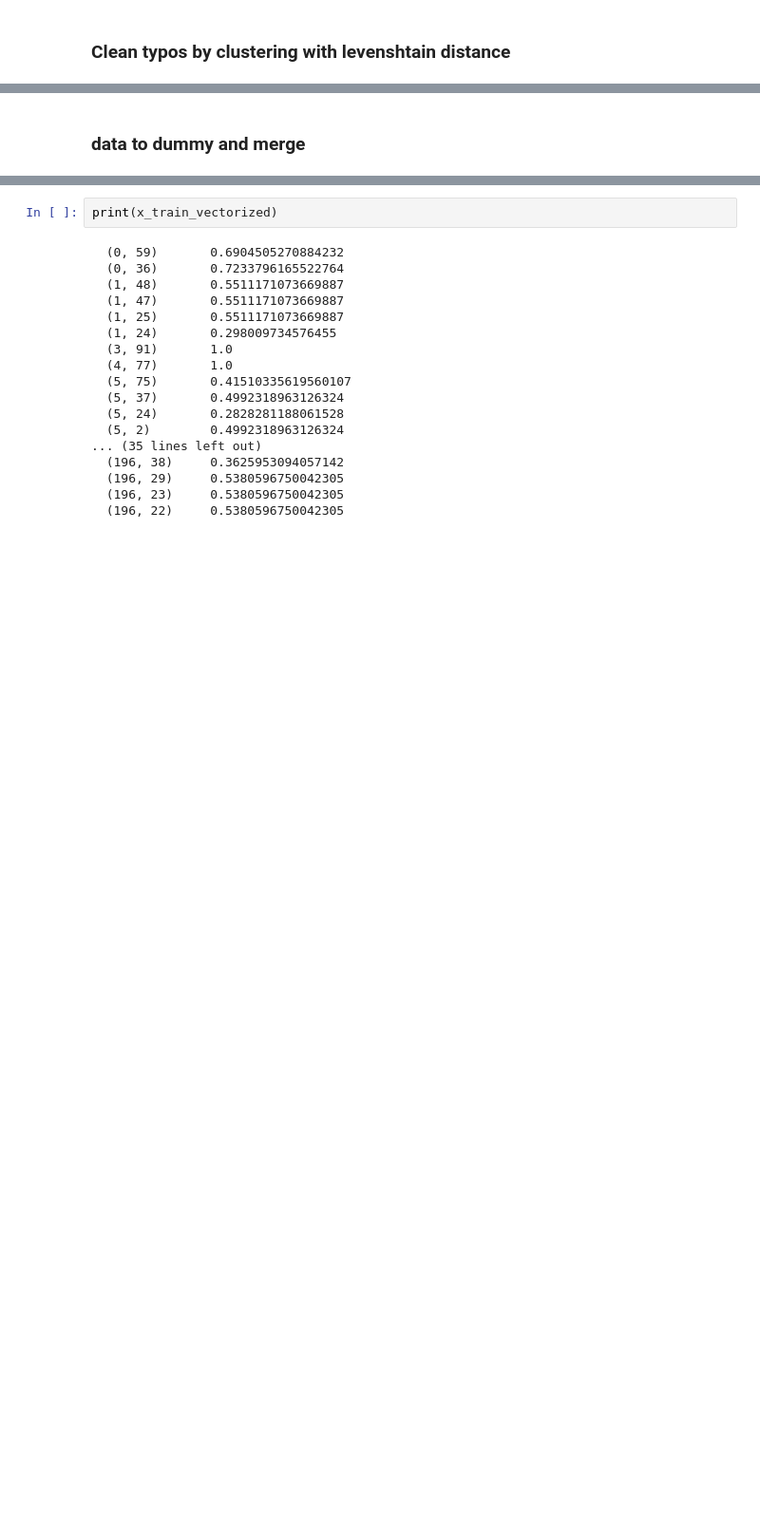
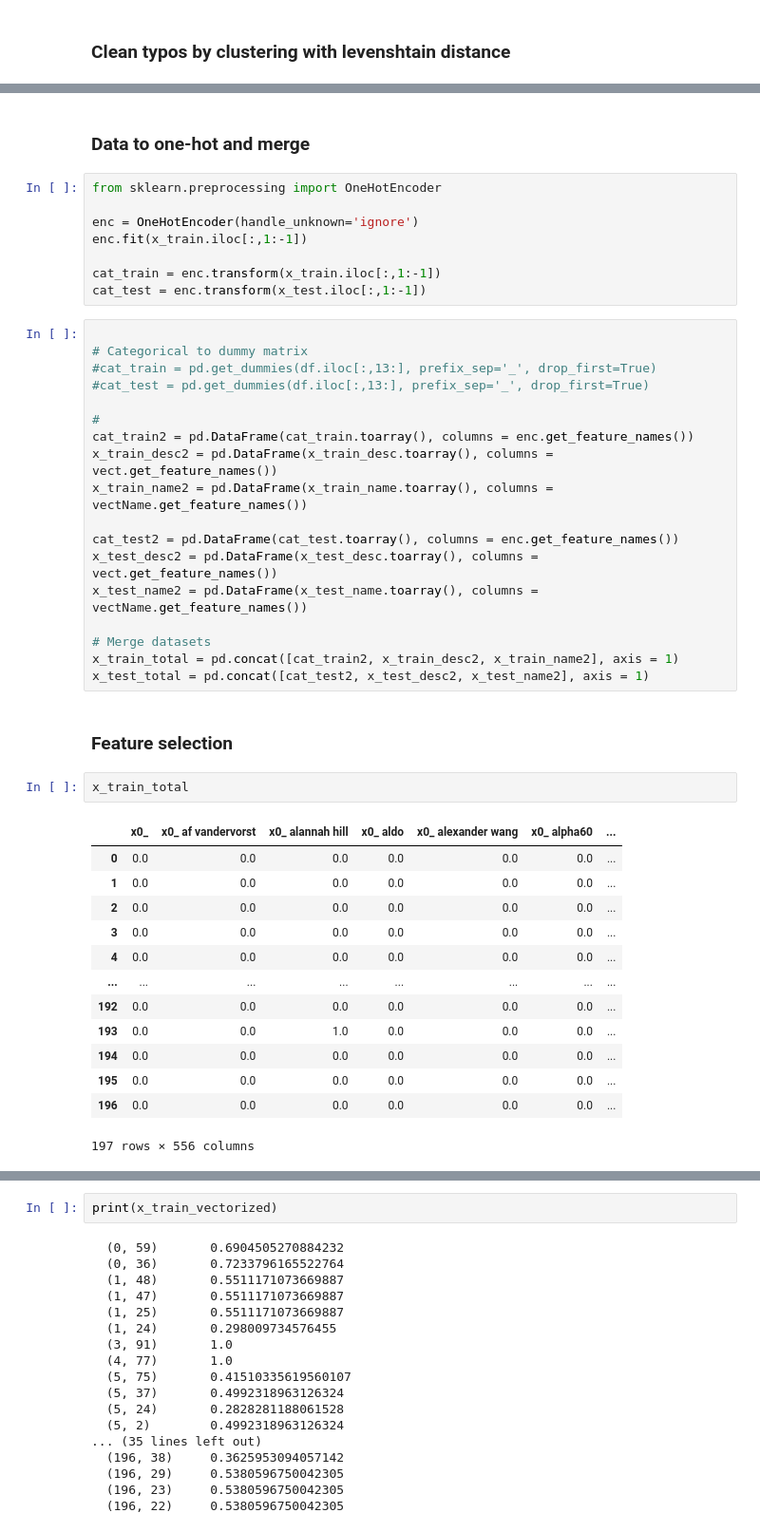
Before and after one commit to anankeman/price_tagger, a Jupyter notebook: redcross_price_tagger.ipynb, the cells around one changed output, grey strips where cells are left out. Shown at 95% size. Cells and saved outputs as stored; diff of their text form; blank space fills up the shorter version.

```diff
--- a/redcross_price_tagger.ipynb
+++ b/redcross_price_tagger.ipynb
@@ -243,2 +181,46 @@ k = {i[0]:i[1][0] for i in lev if i[1][1]>80 and norm_len(i)<0.4}
 # %% [markdown]
-### data to dummy and merge
+### Data to one-hot and merge
+# %%
+from sklearn.preprocessing import OneHotEncoder
+
+enc = OneHotEncoder(handle_unknown='ignore')
+enc.fit(x_train.iloc[:,1:-1])
+
+cat_train = enc.transform(x_train.iloc[:,1:-1])
+cat_test = enc.transform(x_test.iloc[:,1:-1])
+# %%
+
+# Categorical to dummy matrix
+#cat_train = pd.get_dummies(df.iloc[:,13:], prefix_sep='_', drop_first=True)
+#cat_test = pd.get_dummies(df.iloc[:,13:], prefix_sep='_', drop_first=True)
+
+#
+cat_train2 = pd.DataFrame(cat_train.toarray(), columns = enc.get_feature_names())
+x_train_desc2 = pd.DataFrame(x_train_desc.toarray(), columns = vect.get_feature_names())
+x_train_name2 = pd.DataFrame(x_train_name.toarray(), columns = vectName.get_feature_names())
+
+cat_test2 = pd.DataFrame(cat_test.toarray(), columns = enc.get_feature_names())
+x_test_desc2 = pd.DataFrame(x_test_desc.toarray(), columns = vect.get_feature_names())
+x_test_name2 = pd.DataFrame(x_test_name.toarray(), columns = vectName.get_feature_names())
+
+# Merge datasets
+x_train_total = pd.concat([cat_train2, x_train_desc2, x_train_name2], axis = 1)
+x_test_total = pd.concat([cat_test2, x_test_desc2, x_test_name2], axis = 1)
+# %% [markdown]
+### Feature selection
+# %%
+x_train_total
+# %% [output]
+|  | x0_ | x0_ af vandervorst | x0_ alannah hill | x0_ aldo | x0_ alexander wang | x0_ alpha60 | ... |
+| 0 | 0.0 | 0.0 | 0.0 | 0.0 | 0.0 | 0.0 | ... |
+| 1 | 0.0 | 0.0 | 0.0 | 0.0 | 0.0 | 0.0 | ... |
+| 2 | 0.0 | 0.0 | 0.0 | 0.0 | 0.0 | 0.0 | ... |
+| 3 | 0.0 | 0.0 | 0.0 | 0.0 | 0.0 | 0.0 | ... |
+| 4 | 0.0 | 0.0 | 0.0 | 0.0 | 0.0 | 0.0 | ... |
+| ... | ... | ... | ... | ... | ... | ... | ... |
+| 192 | 0.0 | 0.0 | 0.0 | 0.0 | 0.0 | 0.0 | ... |
+| 193 | 0.0 | 0.0 | 1.0 | 0.0 | 0.0 | 0.0 | ... |
+| 194 | 0.0 | 0.0 | 0.0 | 0.0 | 0.0 | 0.0 | ... |
+| 195 | 0.0 | 0.0 | 0.0 | 0.0 | 0.0 | 0.0 | ... |
+| 196 | 0.0 | 0.0 | 0.0 | 0.0 | 0.0 | 0.0 | ... |
+197 rows × 556 columns
```
Also changed, not shown: parts of 21 cells of this notebook.
